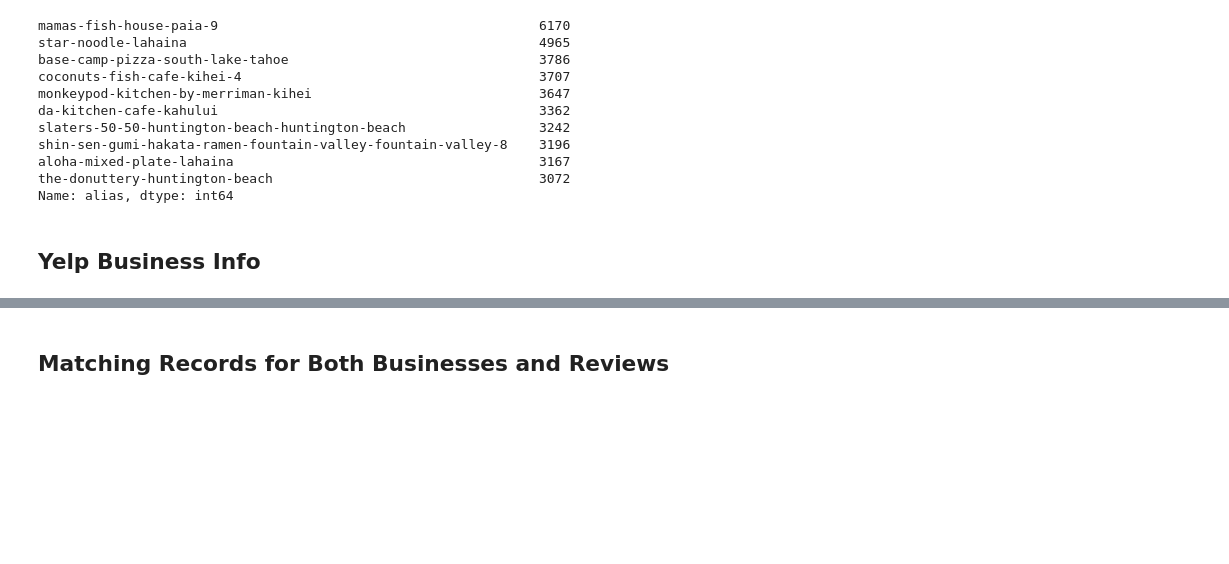
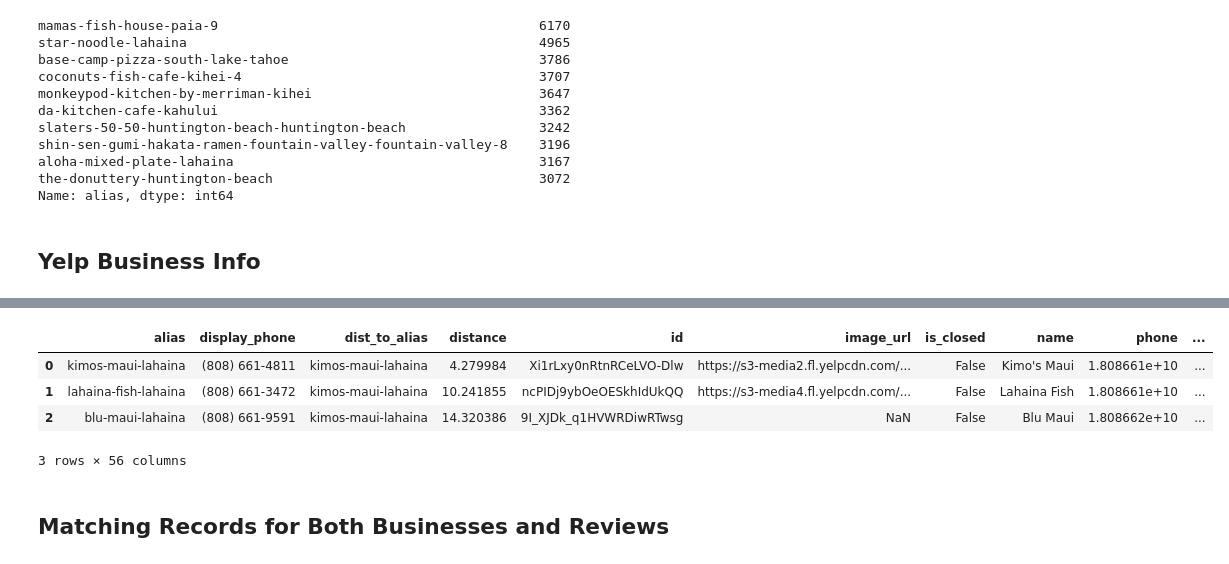
Before and after one commit to metinsenturk/review-analysis, a Jupyter notebook: notebooks/eda/businesses_rws.ipynb, the cells around one changed output, grey strips where cells are left out. Cells and saved outputs as stored; diff of their text form; code cells hidden in the pictures; blank space fills up the shorter version.

```diff
--- a/notebooks/eda/businesses_rws.ipynb
+++ b/notebooks/eda/businesses_rws.ipynb
@@ -72,5 +84,11 @@ len(dataset_businesses)
 # %%
-dataset_businesses.head()
+dataset_businesses.head(3)
+# %% [output]
+|  | alias | display_phone | dist_to_alias | distance | id | image_url | is_closed | name | phone | ... |
+| 0 | kimos-maui-lahaina | (808) 661-4811 | kimos-maui-lahaina | 4.279984 | Xi1rLxy0nRtnRCeLVO-Dlw | https://s3-media2.fl.yelpcdn.com/... | False | Kimo's Maui | 1.808661e+10 | ... |
+| 1 | lahaina-fish-lahaina | (808) 661-3472 | kimos-maui-lahaina | 10.241855 | ncPIDj9ybOeOESkhIdUkQQ | https://s3-media4.fl.yelpcdn.com/... | False | Lahaina Fish | 1.808661e+10 | ... |
+| 2 | blu-maui-lahaina | (808) 661-9591 | kimos-maui-lahaina | 14.320386 | 9I_XJDk_q1HVWRDiwRTwsg | NaN | False | Blu Maui | 1.808662e+10 | ... |
+3 rows × 56 columns
 # %% [markdown]
 ## Matching Records for Both Businesses and Reviews
 # %%
```
Also changed, not shown: parts of 5 cells of this notebook, 1 other file.
